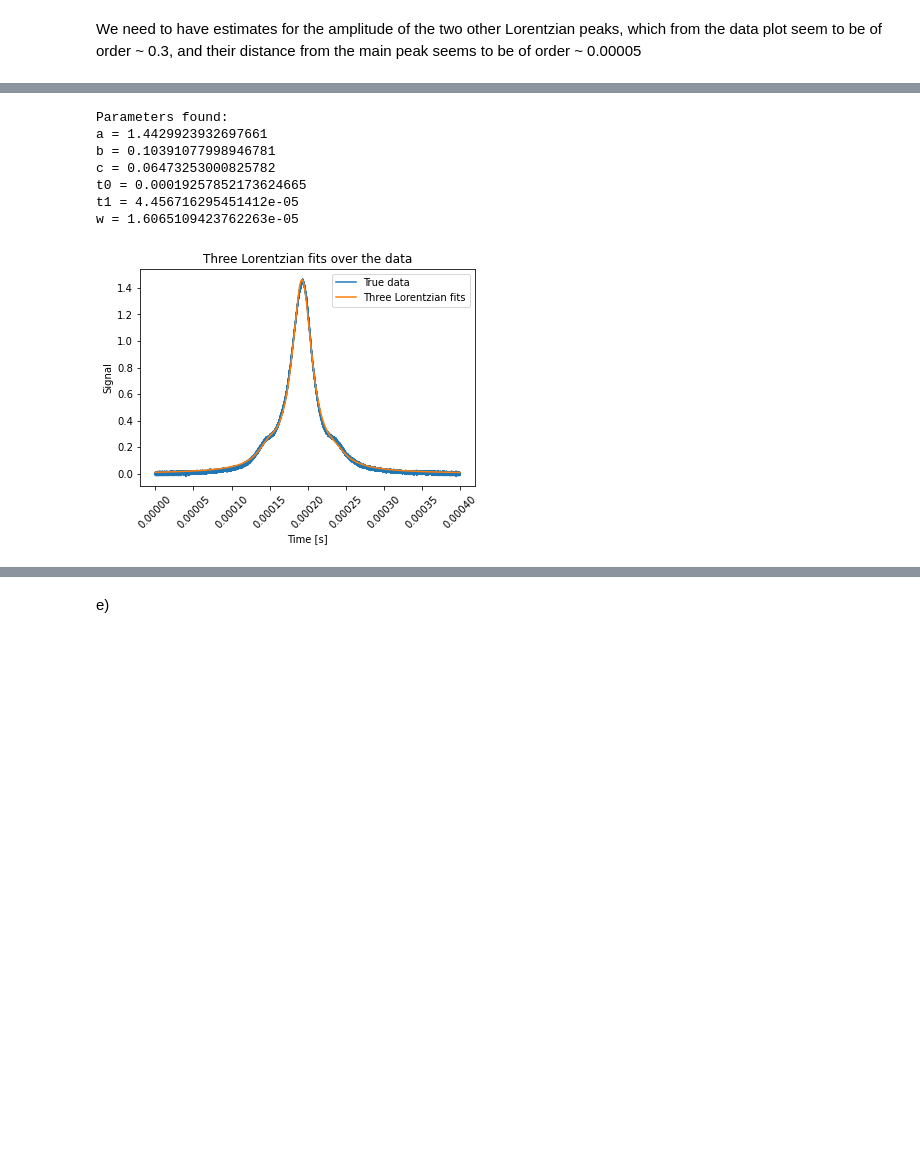
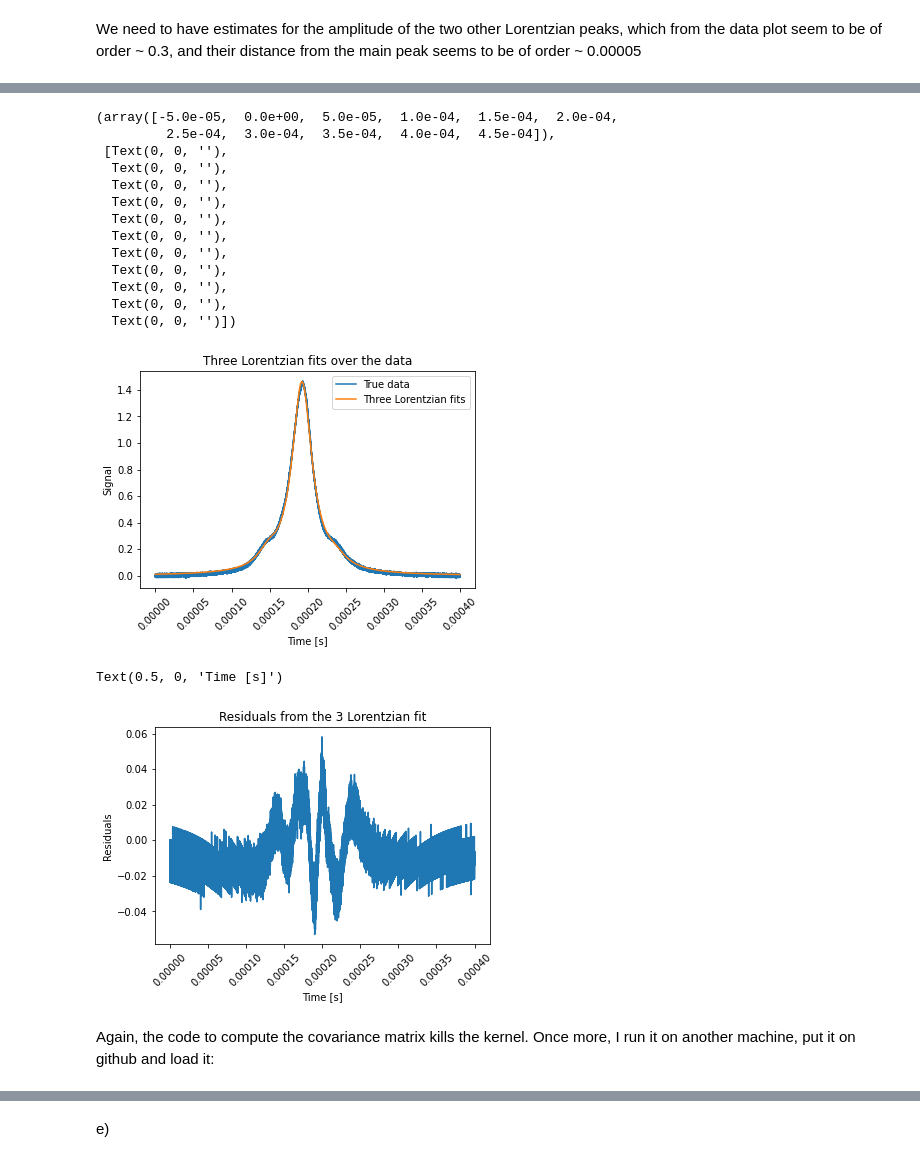
Before and after one commit to PatrickHorlaville/PHYS512, a Jupyter notebook: PS4/PS4_notebook.ipynb, the cells around one changed output, grey strips where cells are left out. Drawn from its saved outputs; the diff is of its cells as text; code cells hidden in the pictures; blank space fills up the shorter version.

```diff
--- a/PS4/PS4_notebook.ipynb
+++ b/PS4/PS4_notebook.ipynb
@@ -230,21 +276,30 @@ plt.ylabel('Signal')
 plt.title('Three Lorentzian fits over the data')
 plt.legend()
 plt.xticks(rotation = 45)
-
-print('Parameters found:')
-print('a =', p_new1d[0])
-print('b =', p_new1d[1])
-print('c =', p_new1d[2])
-print('t0 =', p_new1d[3])
-print('t1 =', p_new1d[4])
-print('w =', p_new1d[5])
 # %% [output]
-Parameters found:
-a = 1.4429923932697661
-b = 0.10391077998946781
-c = 0.06473253000825782
-t0 = 0.00019257852173624665
-t1 = 4.456716295451412e-05
-w = 1.6065109423762263e-05
+(array([-5.0e-05,  0.0e+00,  5.0e-05,  1.0e-04,  1.5e-04,  2.0e-04,
+         2.5e-04,  3.0e-04,  3.5e-04,  4.0e-04,  4.5e-04]),
+ [Text(0, 0, ''),
+  Text(0, 0, ''),
+  Text(0, 0, ''),
+  Text(0, 0, ''),
+  Text(0, 0, ''),
+  Text(0, 0, ''),
+  Text(0, 0, ''),
+  Text(0, 0, ''),
+  Text(0, 0, ''),
+  Text(0, 0, ''),
+  Text(0, 0, '')])
 [figure]
+# %%
+plt.plot(t, d - y1d)
+plt.xticks(rotation = 45)
+plt.title('Residuals from the 3 Lorentzian fit')
+plt.ylabel('Residuals')
+plt.xlabel('Time [s]')
+# %% [output]
+Text(0.5, 0, 'Time [s]')
+[figure, added]
+# %% [markdown]
+Again, the code to compute the covariance matrix kills the kernel. Once more, I run it on another machine, put it on github and load it:
 # %%
```
Also changed, not shown: parts of 19 cells of this notebook.
